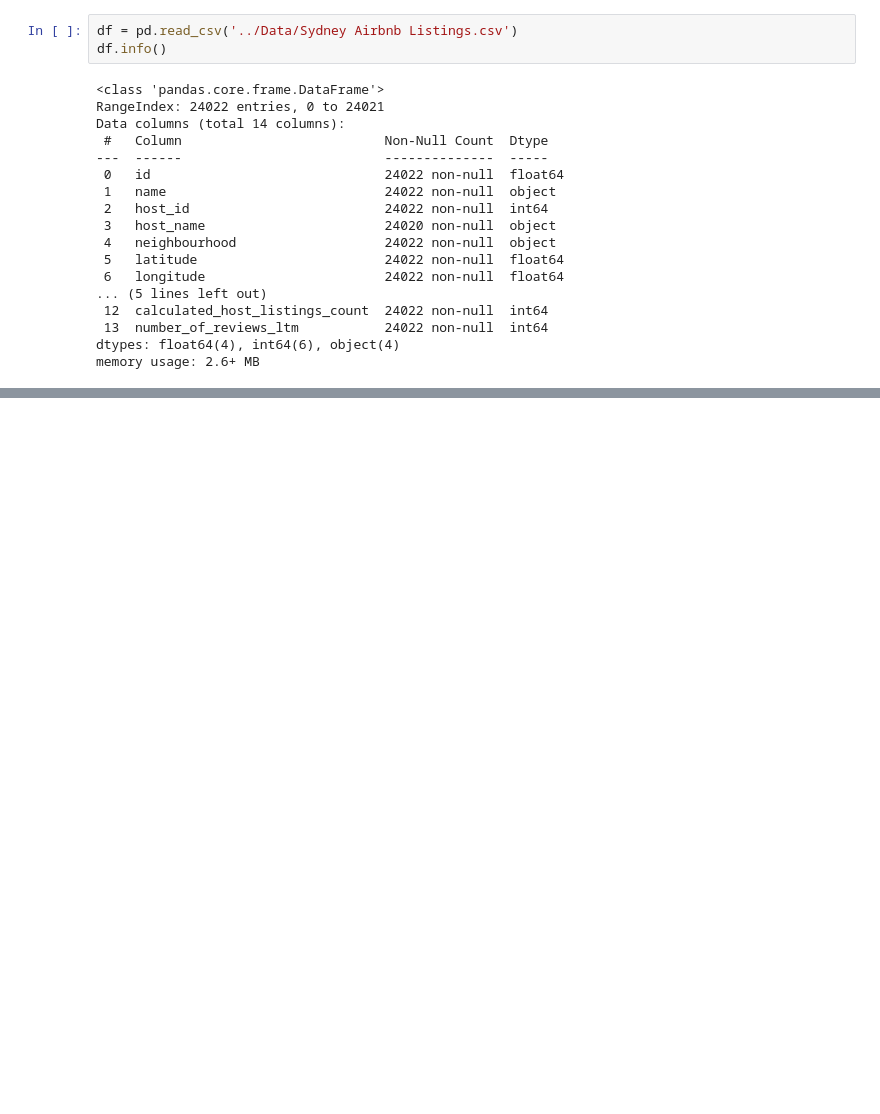
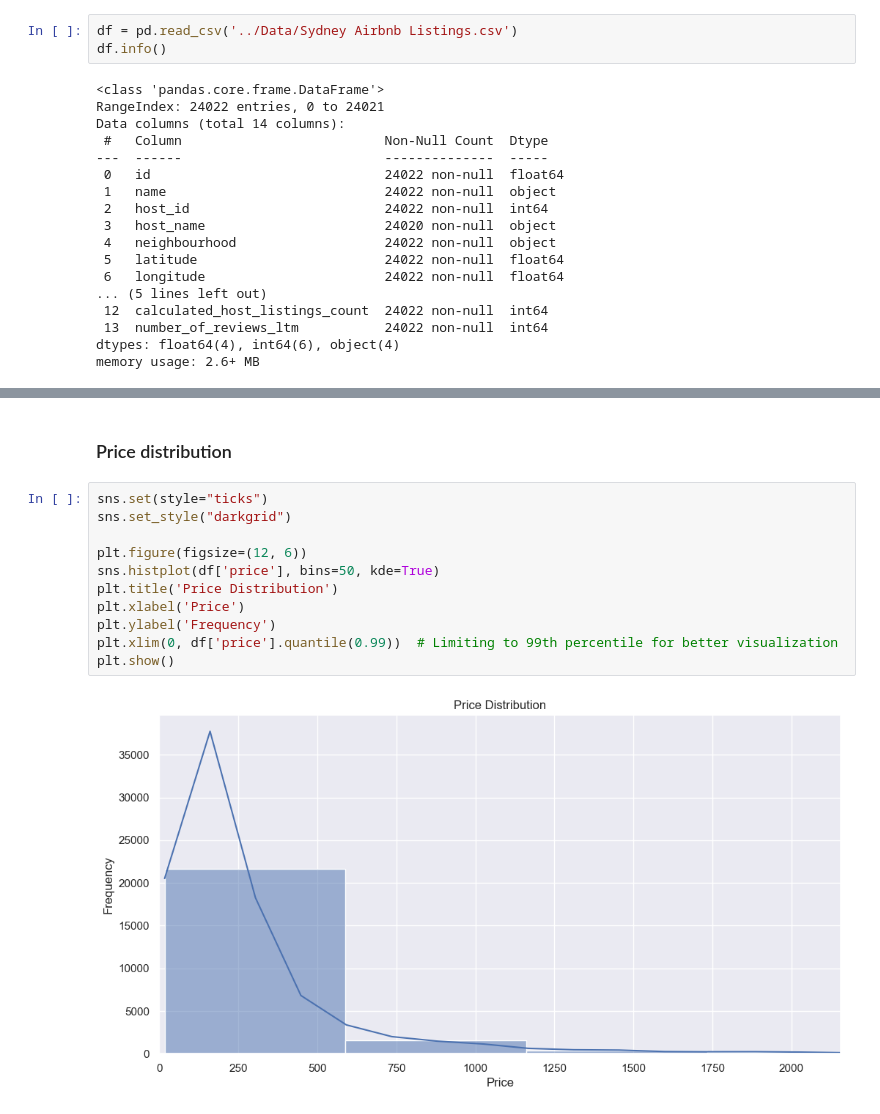
Before and after one commit to andy3278/back2vizbasics, a Jupyter notebook: week20/week20_build_a_map_2.ipynb, the cells around one changed output, grey strips where cells are left out. Saved outputs shown, nothing was run; the diff lists cells and outputs as text; blank space fills up the shorter version.

```diff
--- a/week20/week20_build_a_map_2.ipynb
+++ b/week20/week20_build_a_map_2.ipynb
@@ -68,0 +139,15 @@ memory usage: 2.6+ MB
+# %% [markdown]
+### Price distribution
+# %%
+sns.set(style="ticks")
+sns.set_style("darkgrid")
+
+plt.figure(figsize=(12, 6))
+sns.histplot(df['price'], bins=50, kde=True)
+plt.title('Price Distribution')
+plt.xlabel('Price')
+plt.ylabel('Frequency')
+plt.xlim(0, df['price'].quantile(0.99))  # Limiting to 99th percentile for better visualization
+plt.show()
+# %% [output]
+[figure, added]
```
Also changed, not shown: parts of 17 cells of this notebook.
